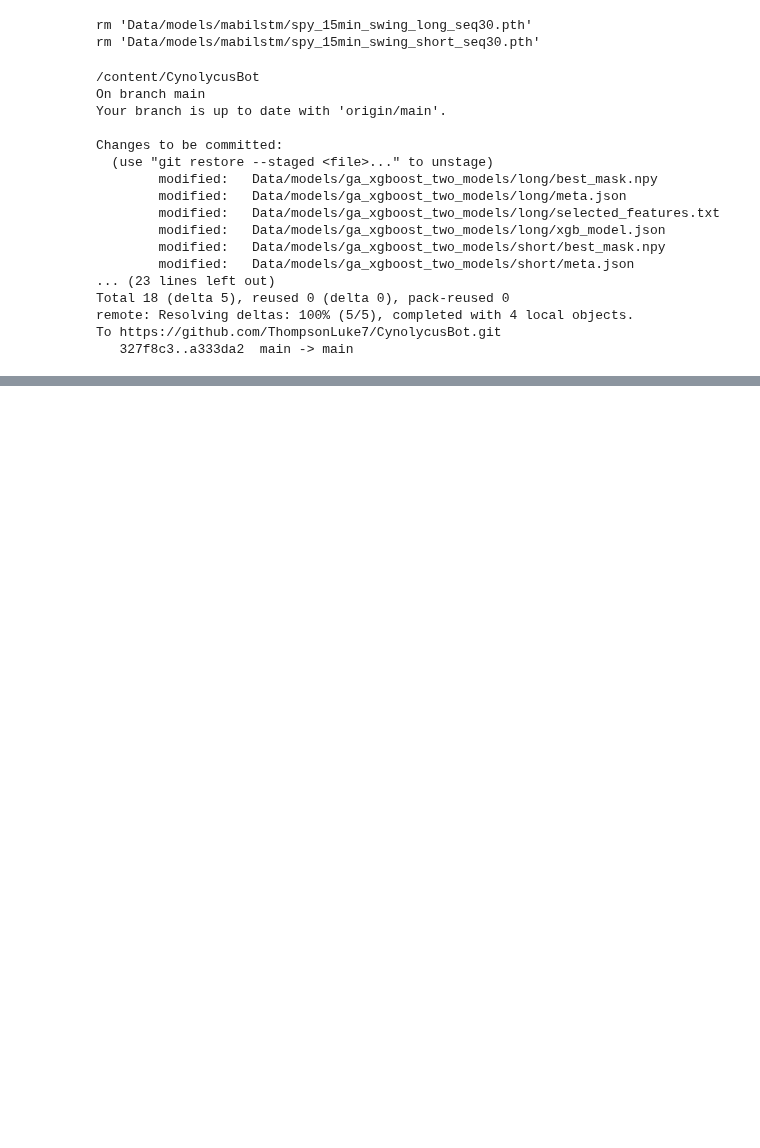
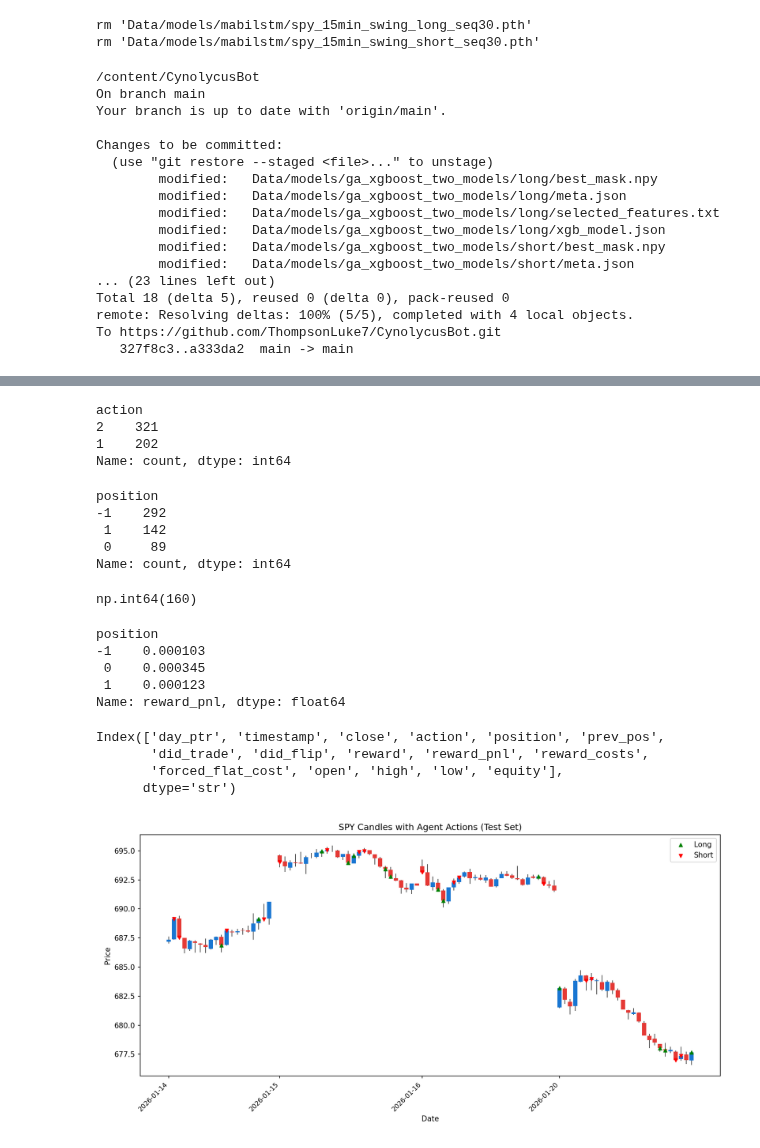
Before and after one commit to ThompsonLuke7/CynolycusBot, a Jupyter notebook: Models/training.ipynb, the cells around one changed output, grey strips where cells are left out. Cells and saved outputs as stored; diff of their text form; code cells hidden in the pictures; blank space fills up the shorter version.

```diff
--- a/Models/training.ipynb
+++ b/Models/training.ipynb
@@ -111,0 +213,43 @@ To https://github.com/ThompsonLuke7/CynolycusBot.git
+# %%
+trace["action"].value_counts()
+# %% [output]
+action
+2    321
+1    202
+Name: count, dtype: int64
+# %%
+trace["position"].value_counts()
+# %% [output]
+position
+-1    292
+ 1    142
+ 0     89
+Name: count, dtype: int64
+# %%
+trace["did_trade"].sum()
+# %% [output]
+np.int64(160)
+# %%
+# Long vs short performance (rough)
+trace.groupby("position")["reward_pnl"].mean()
+# %% [output]
+position
+-1    0.000103
+ 0    0.000345
+ 1    0.000123
+Name: reward_pnl, dtype: float64
+# %%
+import pandas as pd
+trace = pd.read_csv("Data/outputs/agent/agent_trace.csv")
+trace.columns
+# %% [output]
+Index(['day_ptr', 'timestamp', 'close', 'action', 'position', 'prev_pos',
+       'did_trade', 'did_flip', 'reward', 'reward_pnl', 'reward_costs',
+       'forced_flat_cost', 'open', 'high', 'low', 'equity'],
+      dtype='str')
+# %%
+from IPython.display import Image, display
+
+display(Image("Data/plots/agent_actions_vs_price.png"))
+# %% [output]
+[figure, added]
```
Also changed, not shown: parts of 12 cells of this notebook, 6 other files.
